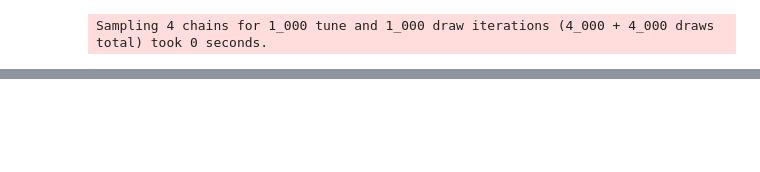
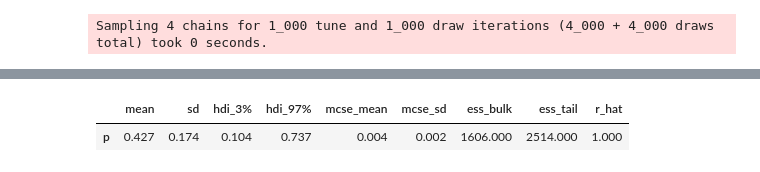
Before and after one commit to maton369/Bayesian_Inference_Practice, a Jupyter notebook: 4章_はじめてのベイズ推論実習.ipynb, the cells around one changed output, grey strips where cells are left out. Cells and saved outputs as stored; diff of their text form; code cells hidden in the pictures; blank space fills up the shorter version.

```diff
--- a/4章_はじめてのベイズ推論実習.ipynb
+++ b/4章_はじめてのベイズ推論実習.ipynb
@@ -563,0 +700,86 @@ Sampling 4 chains for 1_000 tune and 1_000 draw iterations (4_000 + 4_000 draws
+# %%
+# 事後サンプルの要約統計量の計算
+# ------------------------------------------------------------
+# az.summary は、ArviZ が提供する「MCMC サンプルの要約統計量」を計算する関数。
+# ここでは idata1_2（pm.sample で得られた InferenceData）に対して適用し、
+#
+#   - 事後平均（mean）
+#   - 事後標準偏差（sd）
+#   - 各種パーセンタイル（hdi_xx / q_xx）
+#   - R-hat（収束診断指標）
+#   - 有効サンプルサイズ（ESS）
+#
+# などを表形式でまとめている。
+#
+# 理論的には、この表は
+#
+#   p(p \mid X_{\mathrm{obs}})
+#
+# という事後分布に関する「数値的な要約」を見ていることに相当する。
+# 特にこのモデルでは、事前が一様分布（Beta(1,1)）で、尤度がベルヌーイ独立同分布なので、
+# 解析的な事後分布は
+#
+#   p(p \mid X_{\mathrm{obs}}) = \mathrm{Beta}(\alpha_{\mathrm{post}}, \beta_{\mathrm{post}})
+#
+# というベータ分布になる（ベータ–ベルヌーイの共役性）。ここで
+#
+#   α_{\mathrm{post}} = α_{\mathrm{prior}} + s
+#   β_{\mathrm{post}} = β_{\mathrm{prior}} + f
+#
+# であり、\(s\) は成功回数の合計、\(f\) は失敗回数である。
+#
+# したがって、理論的なベータ分布のモーメント
+#
+#   事後平均:
+#   $$
+#   \mathbb{E}[p \mid X_{\mathrm{obs}}]
+#   = \frac{\alpha_{\mathrm{post}}}{\alpha_{\mathrm{post}} + \beta_{\mathrm{post}}}
+#   $$
+#
+#   事後分散:
+#   $$
+#   \mathrm{Var}[p \mid X_{\mathrm{obs}}]
+#   = \frac{\alpha_{\mathrm{post}} \beta_{\mathrm{post}}}
+#           {(\alpha_{\mathrm{post}} + \beta_{\mathrm{post}})^2
+#            (\alpha_{\mathrm{post}} + \beta_{\mathrm{post}} + 1)}
+#   $$
+#
+# を、この summary1_2 に含まれる
+#
+#   - mean 列
+#   - sd 列（標準偏差）
+#
+# と比較することで、
+#
+#   - MCMC による近似が理論分布とどの程度一致しているか
+#   - サンプル数・チューニング設定が妥当か
+#
+# をチェックすることができる。
+#
+# また、R-hat が 1 に十分近く、有効サンプルサイズが十分大きいかどうかを確認することで、
+# 「マルコフ連鎖が事後分布にきちんと収束しているか」という理論的な前提が
+# 数値的にも満たされているかを診断できる。
+summary1_2 = az.summary(idata1_2)
+
+# 計算された要約統計量の表示
+# ------------------------------------------------------------
+# display(summary1_2) によって、Jupyter/Notebook 上に
+# DataFrame 形式の要約統計量を表として表示する。
+#
+# ベイズ推論の観点では、この表を通じて
+#
+#   - p の「代表値」（事後平均・中央値）
+#   - 不確実性の大きさ（事後標準偏差、HDI 幅）
+#   - サンプラーの収束状況（R-hat、ESS）
+#
+# を一括で確認できるため、
+#
+#   1. モデル・事前の選択が妥当か？
+#   2. サンプリング設定（chains, tune, draws）は十分か？
+#   3. 理論的な事後分布（ここでは Beta 分布）と数値結果は整合しているか？
+#
+# といった点を検証するうえで、中心的な役割を果たすセルになっている。
+display(summary1_2)
+# %% [output]
+|  | mean | sd | hdi_3% | hdi_97% | mcse_mean | mcse_sd | ess_bulk | ess_tail | r_hat |
+| p | 0.427 | 0.174 | 0.104 | 0.737 | 0.004 | 0.002 | 1606.000 | 2514.000 | 1.000 |
```
Also changed, not shown: parts of 2 cells of this notebook.
